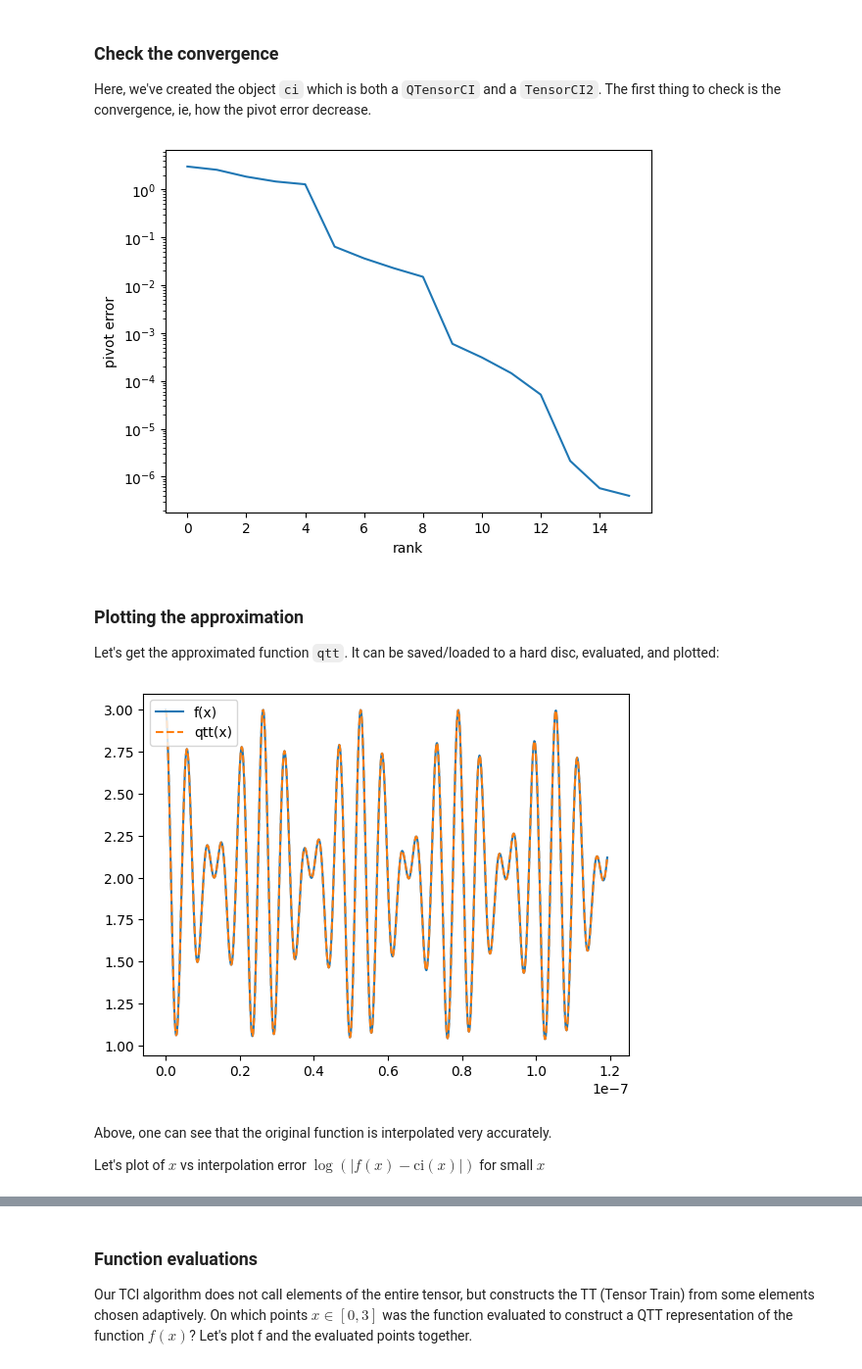
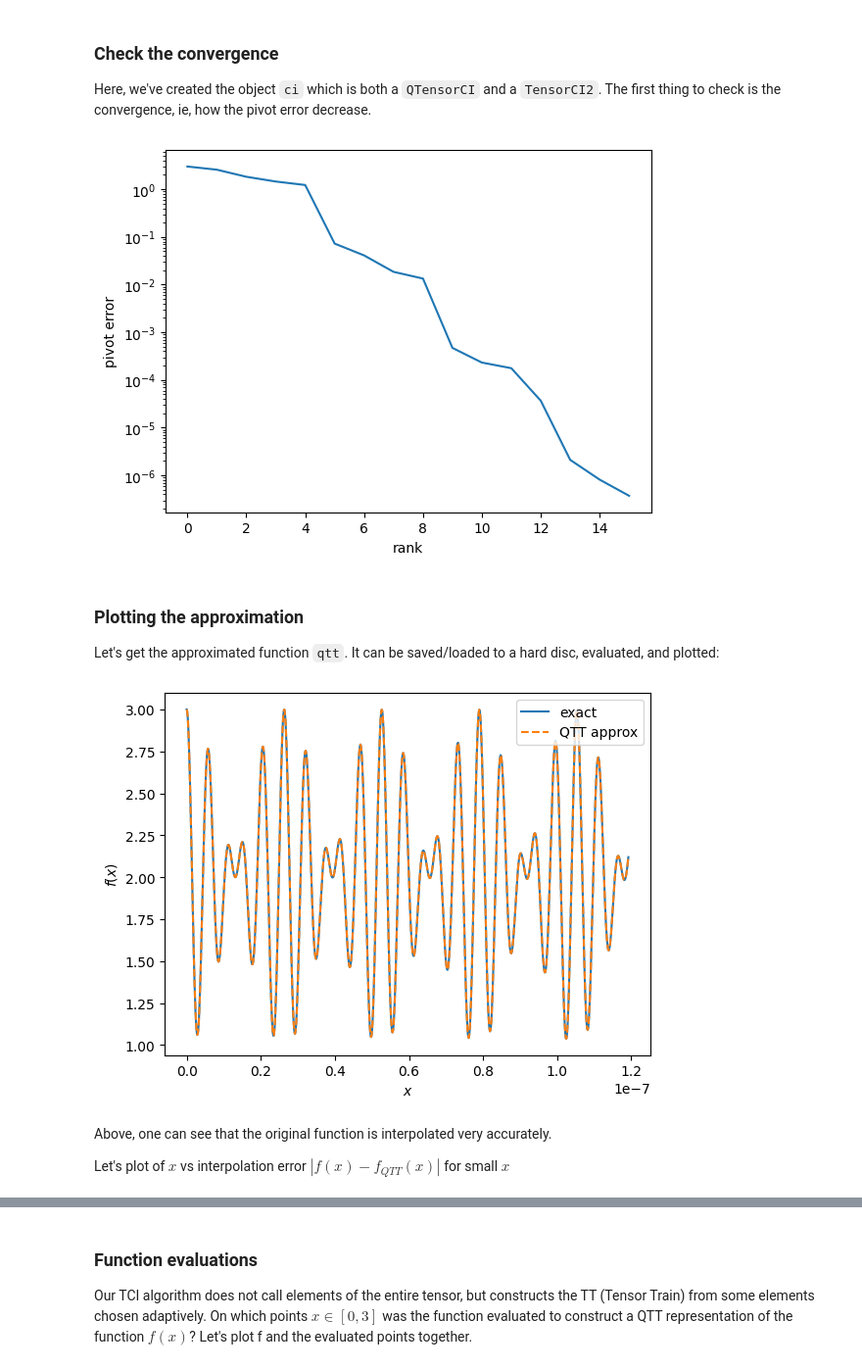
Before and after one commit to tensor4all/xfac, a Jupyter notebook: docs/tutorial-python/quantics1d.ipynb, the cells around one changed output, grey strips where cells are left out. Shown: that part at 98% size. Saved outputs shown, nothing was run; the diff lists cells and outputs as text; code cells hidden in the pictures.

```diff
--- a/docs/tutorial-python/quantics1d.ipynb
+++ b/docs/tutorial-python/quantics1d.ipynb
@@ -20,12 +23,10 @@ where $B = 2^{-30}$. In python, this can be written as below:
 # %%
-B = 2**(-30) # global variable
 def f(x):
-    return cos(x / B) * cos(x / (4 * sqrt(5) * B)) * exp(-x**2) + 2 * exp(-x)
+    b = 2**(-30)
+    return cos(x / b) * cos(x / (4 * sqrt(5) * b)) * exp(-x**2) + 2 * exp(-x)
 
 def fcaching(x): # this is just to plot later the sampled points
     y = f(x)
     fcaching.sampled[x] = y
     return y
-fcaching.sampled = {}          # this is just to plot later the sampled points
-
-print(f(0.2))
+fcaching.sampled = {}
@@ -87,23 +82,26 @@ plt.ylabel("pivot error")
 plt.yscale("log")
 plt.plot(ci.pivotError);
 # %% [output]
-[figure, old version]
+[figure, new version]
 # %% [markdown]
 ### Plotting the approximation
 Let's get the approximated function `qtt`. It can be saved/loaded to a hard disc, evaluated, and plotted:
 # %%
-qtt=ci.get_qtt()    ## the actual function approximating f
+qtt = ci.get_qtt()  # the actual function approximating f
+
 xs = np.linspace(0, 2.0**(-23), 1000)
-fs=[f(x) for x in xs]
-tts=[qtt.eval([x]) for x in xs]
-
-plt.plot(xs,fs, '-', label=f'f(x)')
-plt.plot(xs,tts,'--', label=f'qtt(x)')
+fs = [f(x) for x in xs]
+tts = [qtt.eval([x]) for x in xs]
+plt.plot(xs, fs, '-', label='exact')
+plt.plot(xs, tts,'--', label='QTT approx')
 plt.legend();
+plt.xlabel(r'$x$')
+plt.ylabel(r'$f(x)$')
+plt.show()
 # %% [output]
-[figure, old version]
+[figure, new version]
 # %% [markdown]
 Above, one can see that the original function is interpolated very accurately.
 
-Let's plot of $x$ vs interpolation error $\log(|f(x) - \mathrm{ci}(x)|)$ for small $x$
+Let's plot of $x$ vs interpolation error $|f(x) - f_{QTT}(x)|$ for small $x$
 # %%
```
Also changed, not shown: parts of 13 cells of this notebook.
